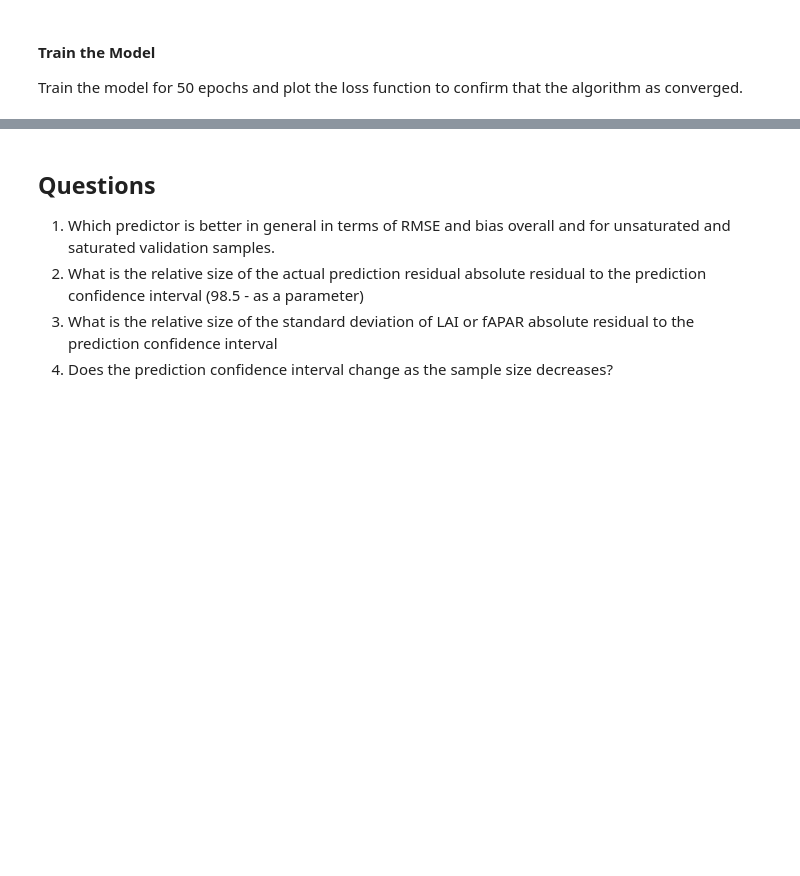
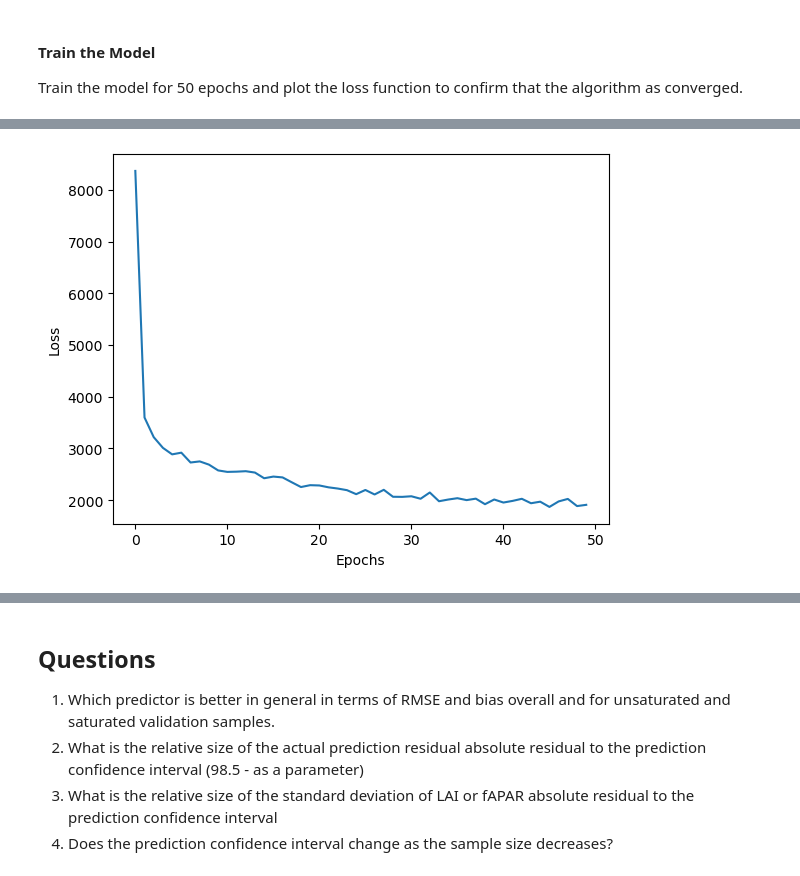
Before and after one commit to watermelonxx/WorkTerm-Winter2023, a Jupyter notebook: ModelingUncertainty.ipynb, the cells around one changed output, grey strips where cells are left out. Cells and saved outputs as stored; diff of their text form; code cells hidden in the pictures; blank space fills up the shorter version.

```diff
--- a/ModelingUncertainty.ipynb
+++ b/ModelingUncertainty.ipynb
@@ -426,7 +426,6 @@ _________________________________________________________________
 Train the model for 50 epochs and plot the loss function to confirm that the algorithm as converged.
 # %%
 # Train the model for 50 epochs
-callbacks = myCallback()
 valbiomeDictLAI[biome][name]['history'] = valbiomeDictLAI[biome][name]['model'].fit(calbiomeDictLAI[biome]['X_train'].to_numpy(), calbiomeDictLAI[biome]['y_train'].to_numpy(), epochs=50, verbose=1)
 plt.plot(valbiomeDictLAI[biome][name]['history'].history['loss'])
 plt.xlabel('Epochs')
@@ -452,3 +451,4 @@ Epoch 23/50
+[figure, added]
 # %%
 for i in range(5):
     y_model = valbiomeDictLAI[biome][name]['model'](valbiomeDictLAI[biome]['X_test'])
```
Also changed, not shown: parts of 3 cells of this notebook.
